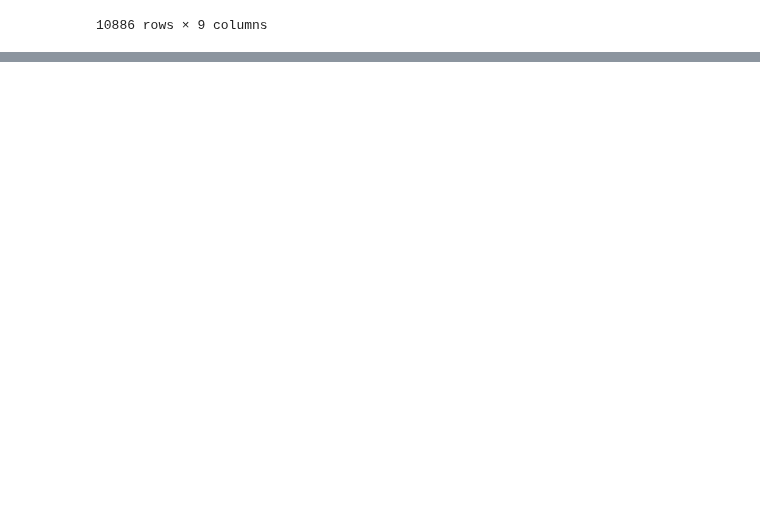
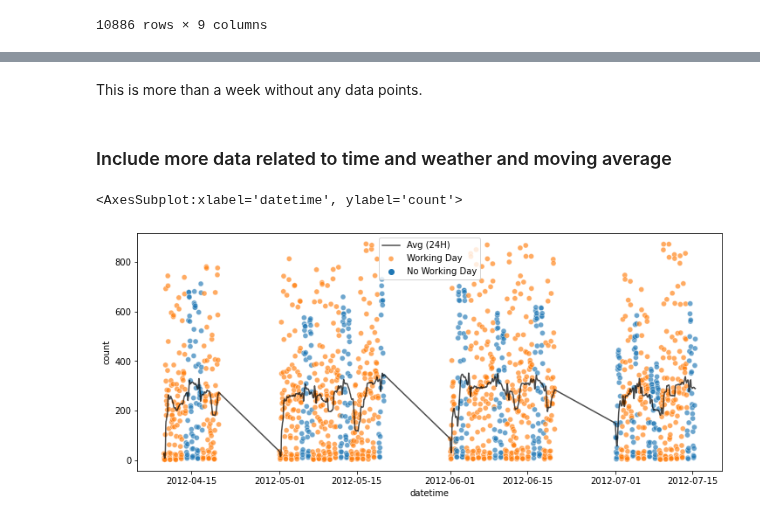
Before and after one commit to raphaelw/data-science-bootcamp, a Jupyter notebook: 03_week/project/bike_sharing_demand.ipynb, the cells around one changed output, grey strips where cells are left out. Saved outputs shown, nothing was run; the diff lists cells and outputs as text; code cells hidden in the pictures; blank space fills up the shorter version.

```diff
--- a/03_week/project/bike_sharing_demand.ipynb
+++ b/03_week/project/bike_sharing_demand.ipynb
@@ -83,0 +149,16 @@ df
+# %% [markdown]
+This is more than a week without any data points.
+# %% [markdown]
+### Include more data related to time and weather and moving average
+# %%
+subdf = df.iloc[7000:8500]
+window = '24H'
+
+fig, ax = plt.subplots(figsize=(12,5))
+sns.lineplot(ax=ax, data=subdf.rolling(window).mean(), x=df.index.name, y='count', color='k', legend='brief', alpha=0.7)
+sns.scatterplot(ax=ax, data=subdf, x=df.index.name, y='count', hue='workingday', alpha=0.65)
+ax.legend(['Avg ({})'.format(window), 'Working Day', 'No Working Day'])
+ax
+# %% [output]
+<AxesSubplot:xlabel='datetime', ylabel='count'>
+[figure, added]
```
Also changed, not shown: parts of 34 cells of this notebook.
